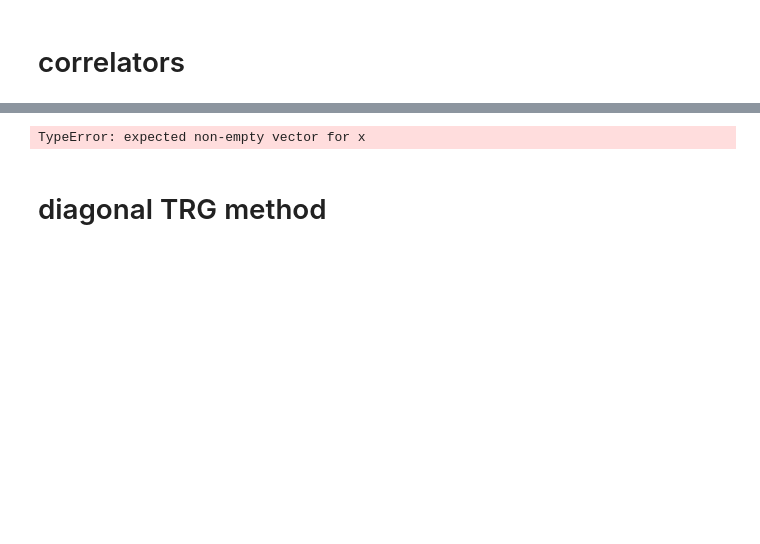
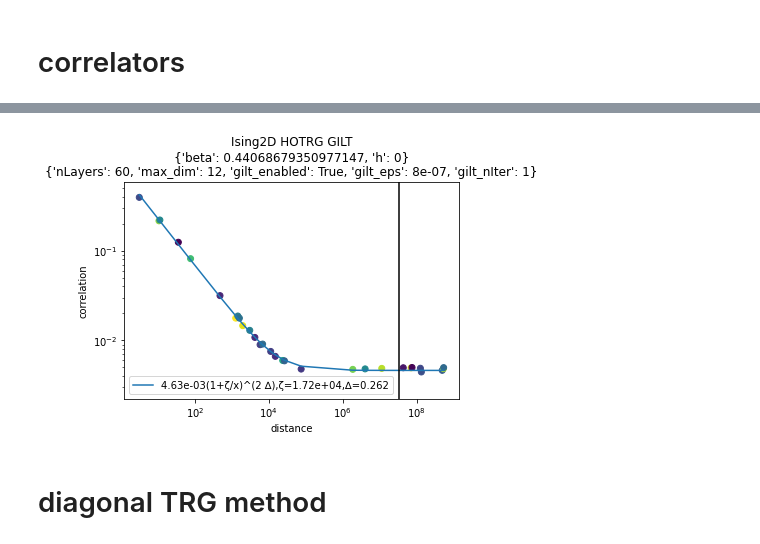
Before and after one commit to fangzhangmnm/TensorRenormalizationGroup, a Jupyter notebook: GILT.ipynb, the cells around one changed output, grey strips where cells are left out. Drawn from its saved outputs; the diff is of its cells as text; code cells hidden in the pictures; blank space fills up the shorter version.

```diff
--- a/GILT.ipynb
+++ b/GILT.ipynb
@@ -192,32 +205,73 @@ AttributeError: 'NoneType' object has no attribute 'shape'
 # %%
-data['dist']=(data['x']**2+data['y']**2)**.5
+data['dist']=get_dist_torus_2D(data['x'].to_numpy(),data['y'].to_numpy(),lattice_size)
+
+
 data['theta']=np.arctan2(data['x'],data['y'])
-#p(x) = p[0] * x**deg + ... + p[deg]
-#y=exp(p1) x**p0
-threshold1=10
-data1=data[(data['dist']<threshold1)]
-p0,p1=np.polyfit(np.log(data1['dist']),np.log(np.abs(data1['correlation'])),deg=1)
+
+
+def ansatz1(x,A,zeta,delta): #high temperature
+    return A*np.exp(-x/zeta)*x**(-2*delta)
+ansatz1_eq='{0:.2e}e^(-x/ζ)/x^(2 Δ),ζ={1:.2e},Δ={2:.3f}'
+ansatz1_p0=(1,100,0.1)
+
+def ansatz3(x,A,zeta,delta,n): #low temperature
+    return A*(1+(zeta/x)**n)**(2*delta/n)
+ansatz3_eq='{0:.2e}(1+(ζ/x)^n)^(2 ∆/n),ζ={1:.2e},∆={2:.3f},n={3:.1f}'
+ansatz3_p0=(1,100,0.1,2)
+
+def ansatz4(x,A,zeta,delta):  #low temperature
+    return A*(1+zeta/x)**(2*delta)
+ansatz4_eq='{0:.2e}(1+ζ/x)^(2 ∆),ζ={1:.2e},∆={2:.3f}'
+ansatz4_p0=(1,100,0.1)
+
+def ansatz5(x,A,zeta,delta,m0):  #low temperature nikko
+    return A*np.exp(-x/zeta)*x**(-2*delta)+m0**2
+ansatz5_eq='{0:.2e}e^(-x/ζ)/x^(2 Δ)+m0^2,ζ={1:.2e},Δ={2:.3f},m0={3:.3f}'
+ansatz5_p0=(1,1000,0.1,0.1)
 
 
 
-#data1=data[(300<data['dist']) & (data['dist']<1000)]
-#q0,q1=np.polyfit(np.log(data1['dist']),np.log(np.abs(data1['correlation'])),deg=1)
 
-data1=data
+def loglog(foo):
+    @wraps(foo)
+    def goo(logX,*p):
+        return np.log(foo(np.exp(logX),*p))
+    return goo
+
+
+
+if data['correlation'].min()<1e-5:
+    ansatz,ansatz_eq,ansatz_p0=ansatz1,ansatz1_eq,ansatz1_p0
+    threshold=min(data[data['correlation']>1e-2]['dist'].max(),2**(options['nLayers']//2-5))
+else:
+    #ansatz,ansatz_eq,ansatz_p0=ansatz3,ansatz3_eq,ansatz3_p0
+    ansatz,ansatz_eq,ansatz_p0=ansatz4,ansatz4_eq,ansatz4_p0
+    #ansatz,ansatz_eq,ansatz_p0=ansatz5,ansatz5_eq,ansatz5_p0
+    threshold=2**(options['nLayers']//2-5)
+
+data1=data[(data['dist']<threshold)].sort_values('dist')
+
+try:
+    p,cov=curve_fit(loglog(ansatz),np.log(data1['dist']),np.log(data1['correlation']),p0=ansatz_p0,maxfev=10000)
+except Exception as err:
+    print(err)
+    p,cov=None,None
+
+data1=data.sort_values('dist')
 plt.scatter(data1['dist'],np.abs(data1['correlation']),c=data1['theta'])
-plt.plot(data1['dist'],data1['dist']**p0*np.exp(p1),'-',label=f'{np.exp(p1):.2f} x^{p0:.5f}')
-#plt.plot(data1['dist'],data1['dist']**q0*np.exp(q1),'-',label=f'{np.exp(q1):.2f} x^{q0:.5f}')
-plt.axvline(threshold1)
+if p is not None:
+    plt.plot(data1['dist'],ansatz(data1['dist'],*p),'-',label=ansatz_eq.format(*p))
+    plt.legend()
+plt.axvline(threshold,color='black')
 plt.xscale('log')
 plt.yscale('log')
 plt.xlabel('distance')
 plt.ylabel('correlation')
-plt.ylim([1e-3,3])
+plt.ylim([max(1e-5,data['correlation'].min()*.5),data['correlation'].max()*1.5])
 plt.title(f'{type(model).__name__} HOTRG GILT\n{params}\n{options}')
-plt.legend()
 plt.show()
 # %% [output]
-TypeError: expected non-empty vector for x
+[figure, added]
 # %% [markdown]
 # diagonal TRG method
 # %%
```
Also changed, not shown: parts of 9 cells of this notebook, 3 other files.
